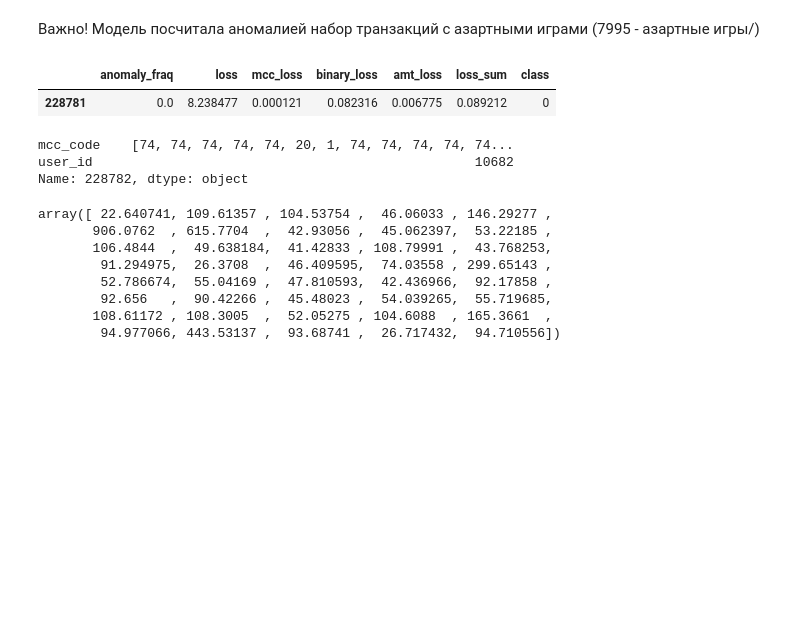
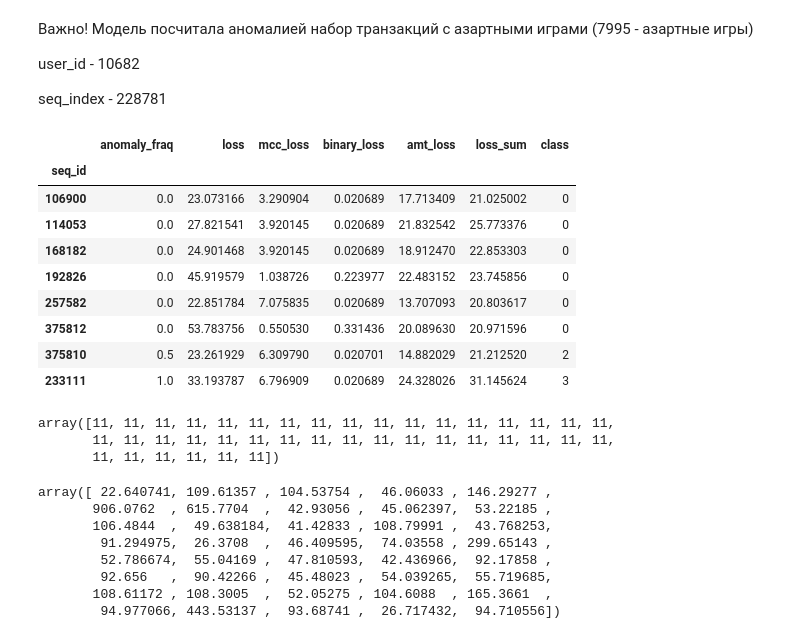
Before and after one commit to Ilykuleshov/transaction-data-generation, a Jupyter notebook: notebooks/test_anomaly_detect.ipynb, the cells around one changed output. Cells and saved outputs as stored; diff of their text form; code cells hidden in the pictures; blank space fills up the shorter version.

```diff
--- a/notebooks/test_anomaly_detect.ipynb
+++ b/notebooks/test_anomaly_detect.ipynb
@@ -98,12 +145,15 @@ array([[0.0000000e+00, 5.8996287e-04, 7.3414310e-05, 1.9821542e-07,
 # %%
-anomaly_fraq = np.unique(results[:, 0])
+anomaly_fraq = np.unique(results[:, 1])
 # %%
 losses = []
-for fraq in anomaly_fraq:
-    losses.append(results[np.argwhere(results[:, 0] == fraq)][:, 0, :])
+for fraq in tqdm(anomaly_fraq):
+    losses.append(results[np.argwhere(results[:, 1] == fraq)][:, 0, :])
 # %%
 losses = np.concatenate(losses)
-losses_df = pd.DataFrame(losses, columns=['anomaly_fraq', 'loss', 'mcc_loss', 'binary_loss', 'amt_loss'])
+losses_df = pd.DataFrame(losses, columns=['seq_id', 'anomaly_fraq', 'loss', 'mcc_loss', 'binary_loss', 'amt_loss'])
+# %%
+losses_df['seq_id'] = losses_df['seq_id'].astype(np.int32)
+losses_df.set_index('seq_id', inplace=True)
 # %%
 losses_df['loss_sum'] = losses_df['mcc_loss'] + losses_df['binary_loss'] + losses_df['amt_loss']
 # %%
@@ -164,16 +253,28 @@ sns.boxplot(x=losses_df['loss_sum'])
 # %% [markdown]
-Важно! Модель посчитала аномалией набор транзакций с азартными играми (7995 - азартные игры/)
+Важно! Модель посчитала аномалией набор транзакций с азартными играми (7995 - азартные игры)
+
+user_id - 10682
+
+seq_index - 228781
 # %%
-losses_df[losses_df['loss'] > 4]
+losses_df[losses_df['loss_sum'] > 20]
 # %% [output]
 |  | anomaly_fraq | loss | mcc_loss | binary_loss | amt_loss | loss_sum | class |
-| 228781 | 0.0 | 8.238477 | 0.000121 | 0.082316 | 0.006775 | 0.089212 | 0 |
+| seq_id |  |  |  |  |  |  |  |
+| 106900 | 0.0 | 23.073166 | 3.290904 | 0.020689 | 17.713409 | 21.025002 | 0 |
+| 114053 | 0.0 | 27.821541 | 3.920145 | 0.020689 | 21.832542 | 25.773376 | 0 |
+| 168182 | 0.0 | 24.901468 | 3.920145 | 0.020689 | 18.912470 | 22.853303 | 0 |
+| 192826 | 0.0 | 45.919579 | 1.038726 | 0.223977 | 22.483152 | 23.745856 | 0 |
+| 257582 | 0.0 | 22.851784 | 7.075835 | 0.020689 | 13.707093 | 20.803617 | 0 |
+| 375812 | 0.0 | 53.783756 | 0.550530 | 0.331436 | 20.089630 | 20.971596 | 0 |
+| 375810 | 0.5 | 23.261929 | 6.309790 | 0.020701 | 14.882029 | 21.212520 | 2 |
+| 233111 | 1.0 | 33.193787 | 6.796909 | 0.020689 | 24.328026 | 31.145624 | 3 |
-# %%
-seq_data.iloc[228781][['mcc_code', 'user_id']]
-# %% [output]
-mcc_code    [74, 74, 74, 74, 74, 20, 1, 74, 74, 74, 74, 74...
-user_id                                                 10682
-Name: 228782, dtype: object
+# %%
+seq_data.loc[375812]['mcc_code']
+# %% [output]
+array([11, 11, 11, 11, 11, 11, 11, 11, 11, 11, 11, 11, 11, 11, 11, 11, 11,
+       11, 11, 11, 11, 11, 11, 11, 11, 11, 11, 11, 11, 11, 11, 11, 11, 11,
+       11, 11, 11, 11, 11, 11])
 # %%
 np.exp(seq_data.iloc[228781]['transaction_amt'])
 # %% [output]
```
Also changed, not shown: parts of 19 cells of this notebook, 6 other files.
